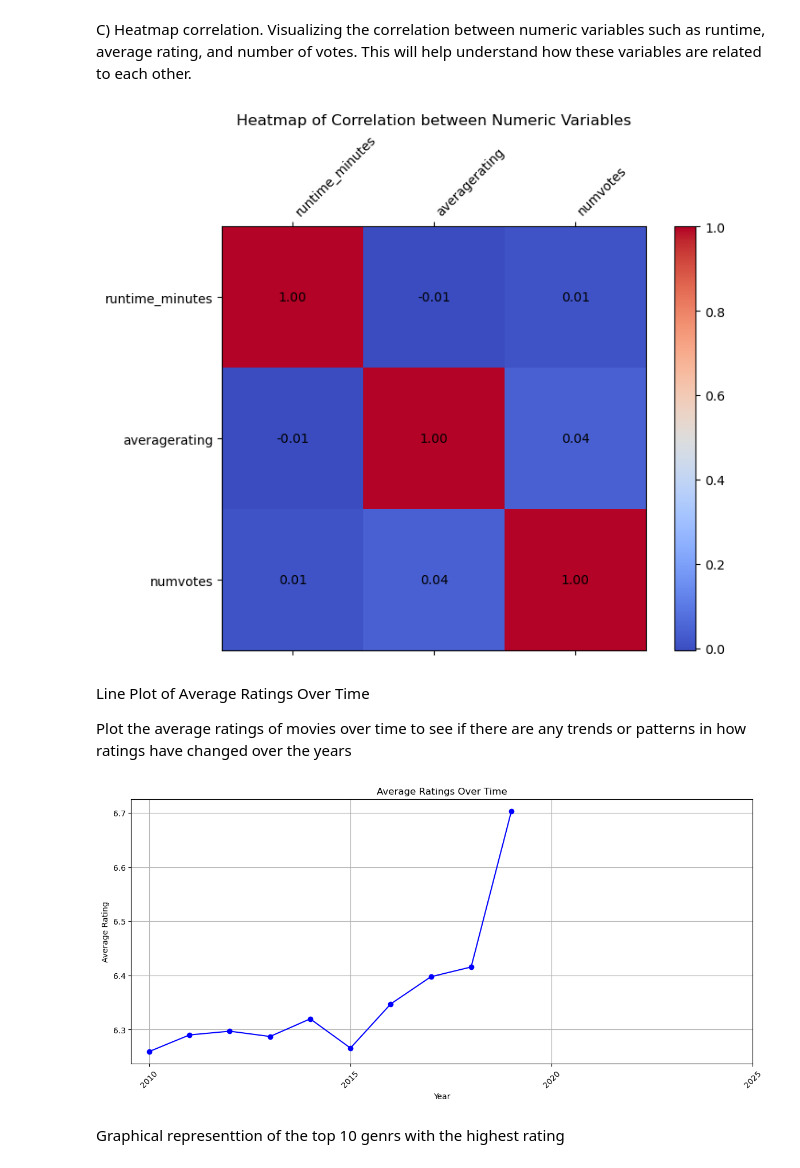
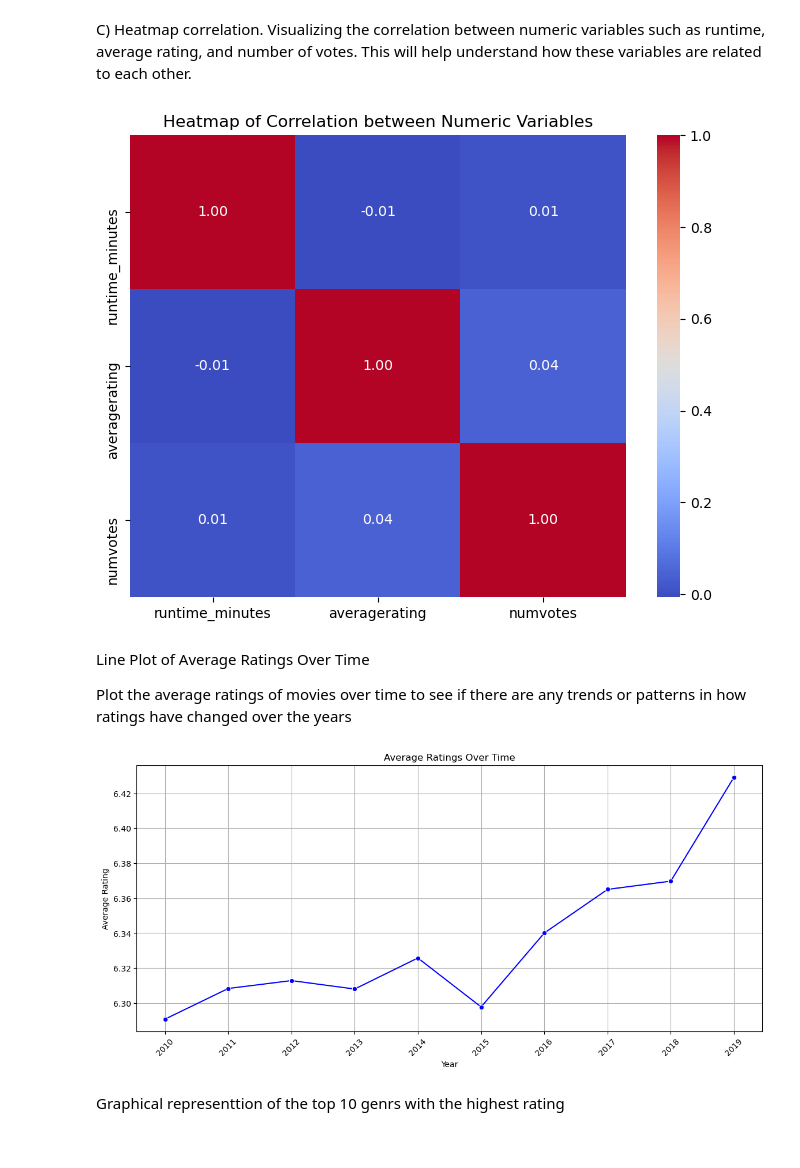
Before and after one commit to Jodhiamboapiyo/Investment-Insights-for-Microsoft-A-Comprehensive-Analysis-of-the-Movie-Studio-Market, a Jupyter notebook: student.ipynb, the cells around one changed output. Saved outputs shown, nothing was run; the diff lists cells and outputs as text; code cells hidden in the pictures.

```diff
--- a/student.ipynb
+++ b/student.ipynb
@@ -617,64 +617,55 @@ C) Heatmap correlation.
 # %%
 
 
 # Extracting numerical columns for correlation analysis
 numeric_columns = ['runtime_minutes', 'averagerating', 'numvotes']
 numeric_data = merged_df_sql[numeric_columns]
 
 # Calculating the correlation matrix
 correlation_matrix = numeric_data.corr()
 
-# Plotting the heatmap using Matplotlib
-fig, ax = plt.subplots(figsize=(8, 6))
+# Plotting the heatmap
+plt.figure(figsize=(8, 6))
+heatmap = sns.heatmap(correlation_matrix, annot=True, fmt='.2f', cmap='coolwarm', xticklabels=numeric_columns, yticklabels=numeric_columns)
 
-cax = ax.matshow(correlation_matrix, cmap='coolwarm')
-fig.colorbar(cax)
+# Setting the title
+plt.title('Heatmap of Correlation between Numeric Variables')
 
-# Setting ticks
-ticks = np.arange(len(numeric_columns))
-ax.set_xticks(ticks)
-ax.set_yticks(ticks)
-
-# Labelling ticks
-ax.set_xticklabels(numeric_columns, rotation=45, ha='left')
-ax.set_yticklabels(numeric_columns)
-
-# Annotating each cell in the heatmap
-for (i, j), val in np.ndenumerate(correlation_matrix.values):
-    ax.text(j, i, f'{val:.2f}', ha='center', va='center', color='black')
-
-plt.title('Heatmap of Correlation between Numeric Variables')
+# Displaying the plot
 plt.show()
 # %% [output]
-[figure, old version]
+[figure, new version]
 # %% [markdown]
 Line Plot of Average Ratings Over Time
 
  Plot the average ratings of movies over time to see if there are any trends or patterns in how ratings have changed over the years
 # %%
-years = []
-for year in range(2010, 2028):
-    years.append(year)
-    years
-average_ratings_over_time = merged_df.groupby('start_year')['averagerating'].mean()
+merged_df = merged_df_sql
 
-# Plot line plot
-# Plot line plot
+# Grouping the data by 'start_year' and calculating the mean of 'averagerating'
+average_ratings_over_time = merged_df.groupby('start_year')['averagerating'].mean().reset_index()
+
+# Filtering data for the years 2010 to 2019
+average_ratings_over_time = average_ratings_over_time[(average_ratings_over_time['start_year'] >= 2010) &
+                                                      (average_ratings_over_time['start_year'] <= 2019)]
+
+# Plotting the line plot
 plt.figure(figsize=(14, 6))  # Adjust the figure size to accommodate all years
-average_ratings_over_time.plot(kind='line', marker='o', color='blue', linestyle='-')
+
+sns.lineplot(data=average_ratings_over_time, x='start_year', y='averagerating', marker='o', color='blue', linestyle='-')
+
 plt.title('Average Ratings Over Time')
 plt.xlabel('Year')
 plt.ylabel('Average Rating')
 plt.grid(True)
 
-# Set x-ticks to display every nth year
-# For example, here we set it to display every 5th year
-n = 5
-plt.xticks(average_ratings_over_time.index[::n], rotation=45)
+# Set x-ticks to display every year from 2010 to 2019
+years = range(2010, 2020)
+plt.xticks(years, rotation=45)
 
 plt.show()
 # %% [output]
-[figure, old version]
+[figure, new version]
 # %% [markdown]
 Graphical representtion of the top 10 genrs with the highest rating
 # %%
```
Also changed, not shown: parts of 6 cells of this notebook.
